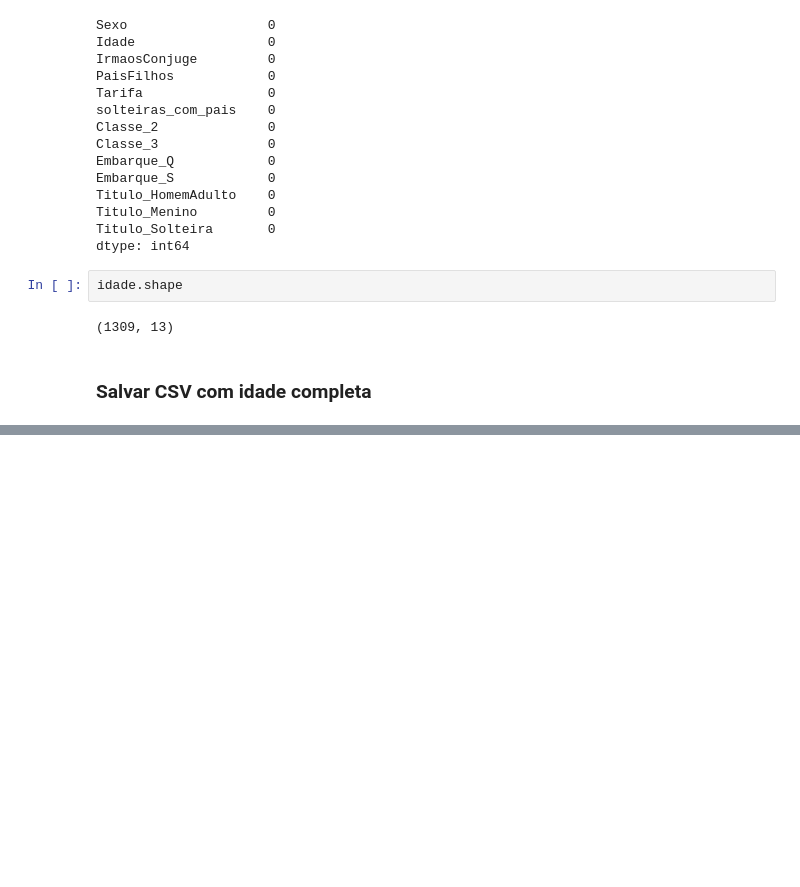
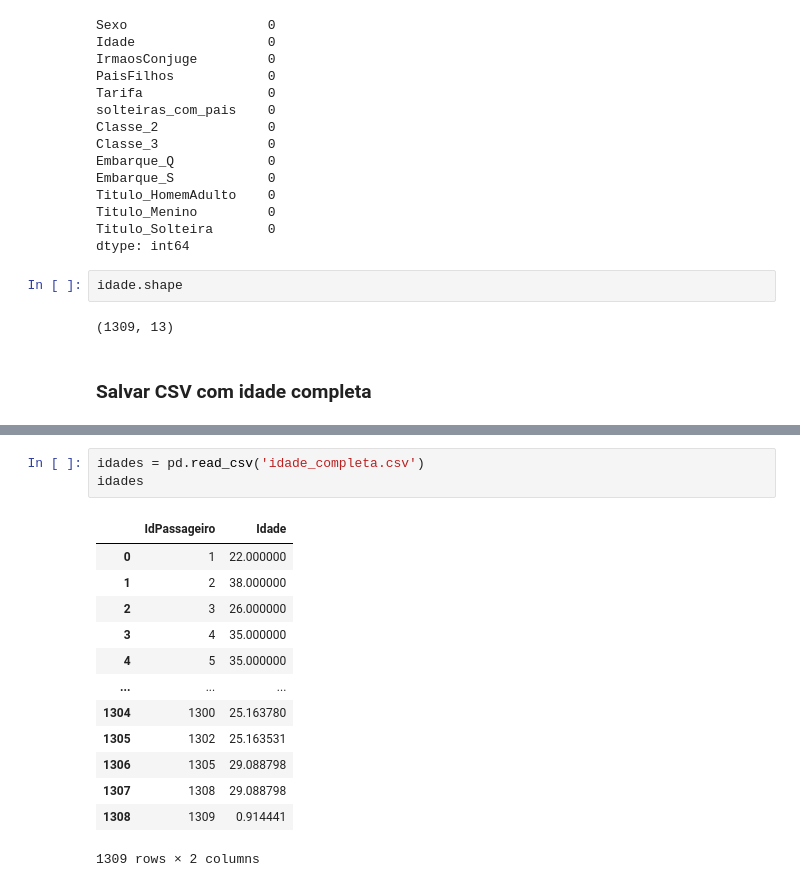
Before and after one commit to phillrog/py-machine-learning, a Jupyter notebook: notebooks/9 - Projeto Regressão Linear/Regressão Linear - Predicao da Idade dos Passageiros do Titanic - Vazio.ipynb, the cells around one changed output, grey strips where cells are left out. Cells and saved outputs as stored; diff of their text form; blank space fills up the shorter version.

```diff
--- a/notebooks/9 - Projeto Regressão Linear/Regressão Linear - Predicao da Idade dos Passageiros do Titanic - Vazio.ipynb
+++ b/notebooks/9 - Projeto Regressão Linear/Regressão Linear - Predicao da Idade dos Passageiros do Titanic - Vazio.ipynb
@@ -681,0 +703,17 @@ idade.shape
+# %%
+idades = pd.read_csv('idade_completa.csv')
+idades
+# %% [output]
+|  | IdPassageiro | Idade |
+| 0 | 1 | 22.000000 |
+| 1 | 2 | 38.000000 |
+| 2 | 3 | 26.000000 |
+| 3 | 4 | 35.000000 |
+| 4 | 5 | 35.000000 |
+| ... | ... | ... |
+| 1304 | 1300 | 25.163780 |
+| 1305 | 1302 | 25.163531 |
+| 1306 | 1305 | 29.088798 |
+| 1307 | 1308 | 29.088798 |
+| 1308 | 1309 | 0.914441 |
+1309 rows × 2 columns
```
Also changed, not shown: parts of 3 cells of this notebook, 1 other file.
